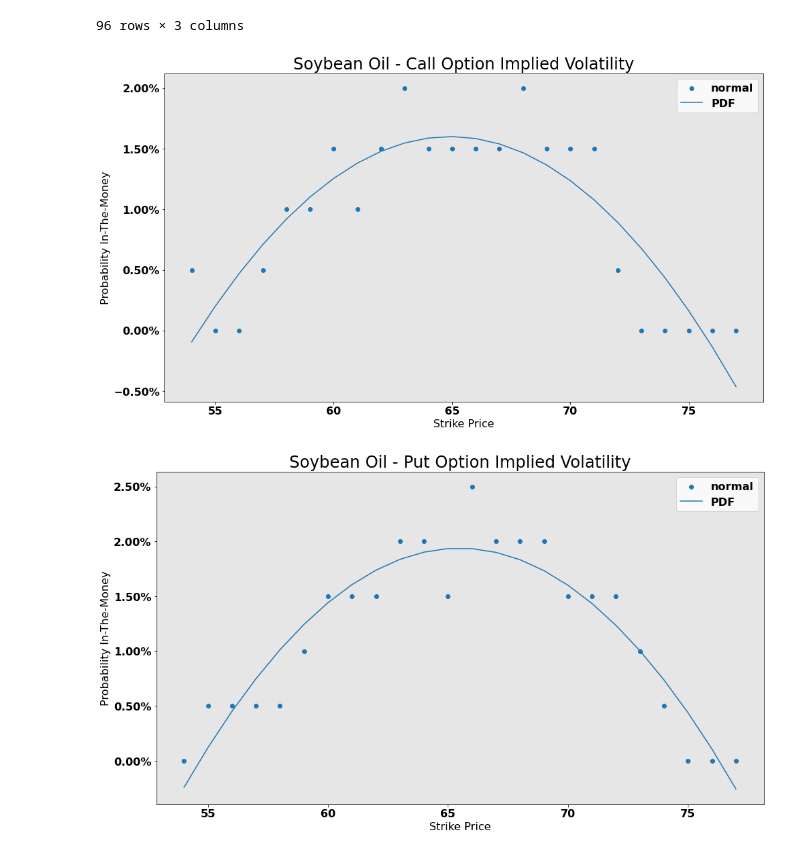
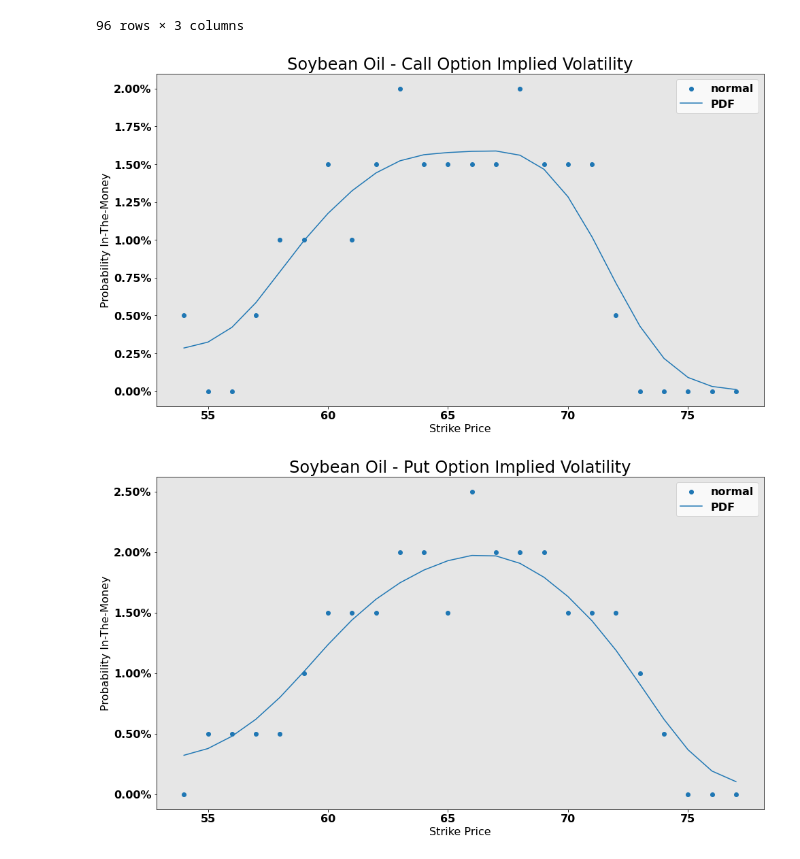
Before and after one commit to mfaldet/Stock-Evaluation, a Jupyter notebook: Option Trading/option_implied_probability.ipynb, the cells around one changed output. Cells and saved outputs as stored; diff of their text form; code cells hidden in the pictures.

```diff
--- a/Option Trading/option_implied_probability.ipynb
+++ b/Option Trading/option_implied_probability.ipynb
@@ -183,42 +183,55 @@ def get_pdf(df, remove_outliers=True, derivatives=0):
             df = df[df['Strike Price'] == df['Strike Price'].astype(int)]
             df.iloc[:,0] = df.iloc[:,0].apply(pd.to_numeric)
 
     # Calcuate for Call and/or Put
     for t in df.Type.unique():
         dfo = df[df.Type == t]
 
-        # Calculate Cubic Spline
+        # Blurr with Gaussian Filter
+        from scipy import ndimage as nd
         x = dfo['Strike Price']
         y = dfo['Probability']
-        from sklearn.preprocessing import PolynomialFeatures
-        polynomial_features= PolynomialFeatures(degree=2)
-        import numpy as np
-        xp = polynomial_features.fit_transform(np.array(x).reshape(-1,1))
-        import statsmodels.api as sm
-        model = sm.OLS(y, xp).fit()
-        pdf = model.predict(xp)
+        sigma=2
+        pdf = nd.gaussian_filter1d(y, sigma)
+
+
+        # Calculate Polynomial
+        #x = dfo['Strike Price']
+        #y = dfo['Probability']
+        #from sklearn.preprocessing import PolynomialFeatures
+        #polynomial_features= PolynomialFeatures(degree=2)
+        #import numpy as np
+        #xp = polynomial_features.fit_transform(np.array(x).reshape(-1,1))
+        #import statsmodels.api as sm
+        #model = sm.OLS(y, xp).fit()
+        #pdf = model.predict(xp)
 
         # Plot
         visualize_pdf(x, y, pdf)
 
         # Save
         if t=='Call':
             c_pdf = pd.Series(pdf)
             c_y = pd.Series(y)
             c_pdf.reset_index(drop=True, inplace=True)
             c_y.reset_index(drop=True, inplace=True)
         elif t=='Put':
             p_pdf = pd.Series(pdf)
             p_y = pd.Series(y)
             p_pdf.reset_index(drop=True, inplace=True)
             p_y.reset_index(drop=True, inplace=True)
     x = pd.Series(x)
     x.reset_index(inplace=True,drop=True)
-    return(pd.DataFrame({'Strike Price':x.values.astype(int), 'Call Prob':c_y.values.round(decimals = 4), 'Put Prob':p_y.values, 'Call PDF':c_pdf.values, 'Put PDF':p_pdf.values}))
+    df = pd.DataFrame({'Strike Price':x.values.astype(int), 'Call Prob':c_y.values.round(decimals = 2), 'Put Prob':p_y.values.round(decimals = 2), 'Call PDF':c_pdf.values, 'Put PDF':p_pdf.values})
+
+    # Replace negative values with 0
+    for k, v in df.iteritems():
+        v[v < 0] = 0
+    return(df)
 
 sbo_pdf = get_pdf(sbo_probs, True)
 sbo_pdf
 # %% [output]
-[figure, old version]
+[figure, new version]
-[figure, old version]
+[figure, new version]
 |  | Strike Price | Call Prob | Put Prob | Call PDF | Put PDF |
```
Also changed, not shown: parts of 7 cells of this notebook, 3 other files.
